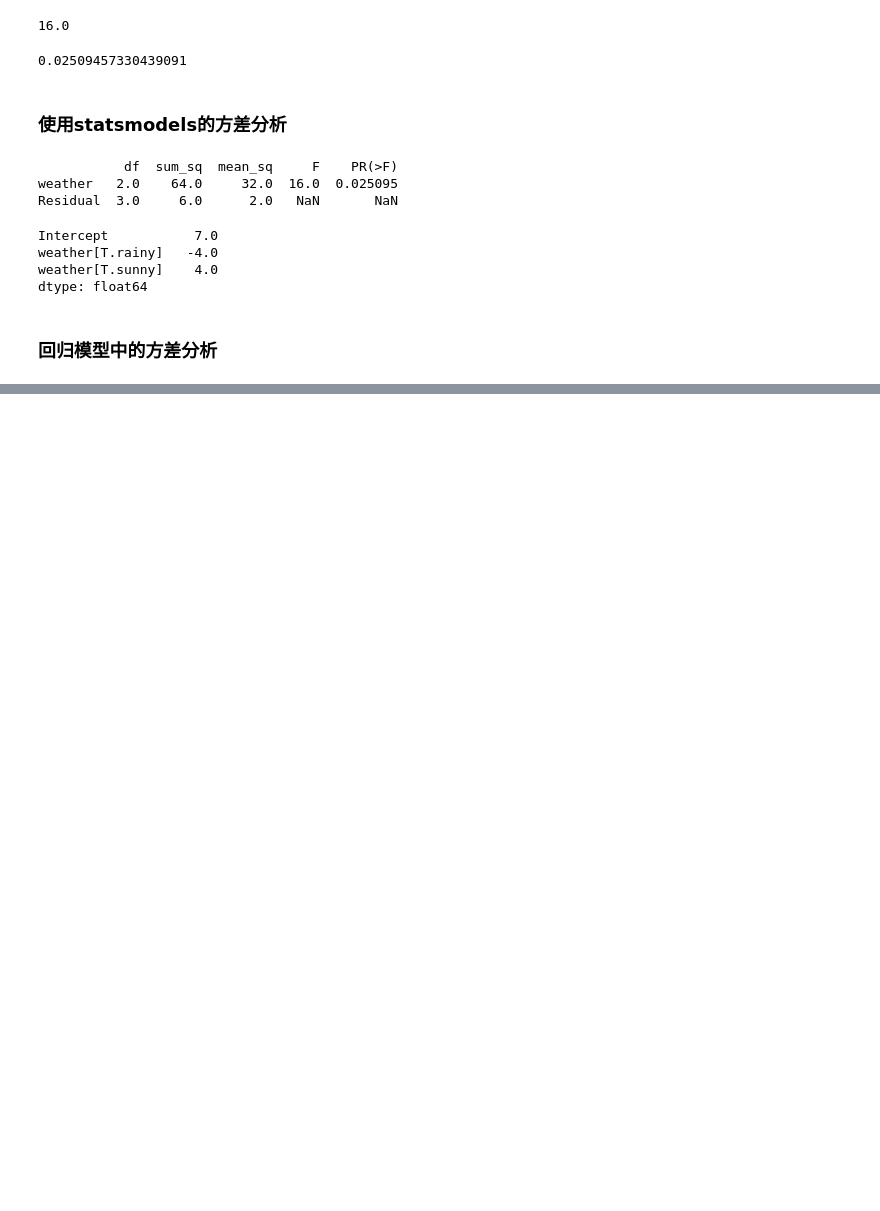
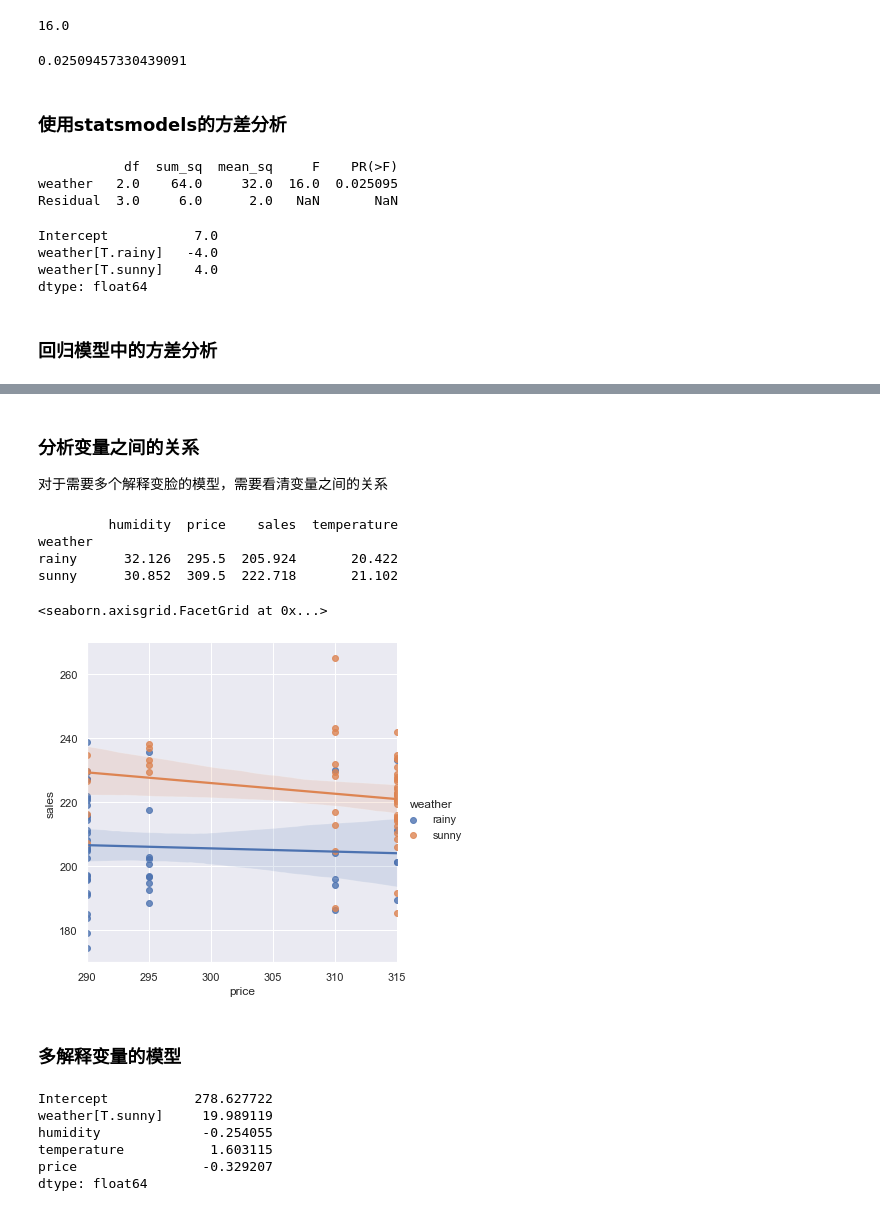
Before and after one commit to yuanzhen-lucas/mybioinfo, a Jupyter notebook: python/chapter5_python进行数据分析.ipynb, the cells around one changed output, grey strips where cells are left out. Saved outputs shown, nothing was run; the diff lists cells and outputs as text; code cells hidden in the pictures; blank space fills up the shorter version.

```diff
--- a/python/chapter5_python进行数据分析.ipynb
+++ b/python/chapter5_python进行数据分析.ipynb
@@ -367,0 +392,28 @@ Notes:
+# %% [markdown]
+### 分析变量之间的关系
+对于需要多个解释变脸的模型，需要看清变量之间的关系
+# %%
+print(sales.groupby("weather").mean())
+sns.lmplot(x = "price", y = "sales", data = sales, hue = "weather")
+# %% [output]
+         humidity  price    sales  temperature
+weather
+rainy      32.126  295.5  205.924       20.422
+sunny      30.852  309.5  222.718       21.102
+<seaborn.axisgrid.FacetGrid at 0x...>
+[figure, added]
+# %% [markdown]
+### 多解释变量的模型
+# %%
+# 估计多解释变量的模型
+# 在定义多解释变量的模型时，解释变量之间用加号 （+） 连接
+lm_sales = smf.ols("sales ~ weather + humidity + temperature + price",
+                   data=sales).fit()
+lm_sales.params
+# %% [output]
+Intercept           278.627722
+weather[T.sunny]     19.989119
+humidity             -0.254055
+temperature           1.603115
+price                -0.329207
+dtype: float64
```
Also changed, not shown: parts of 14 cells of this notebook, 1 other file.
